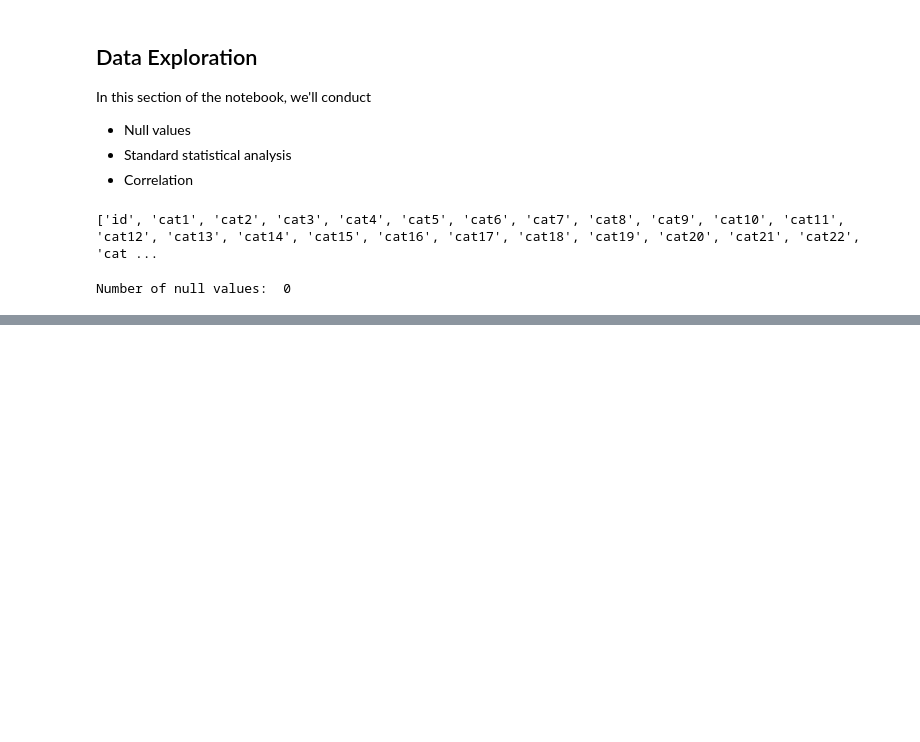
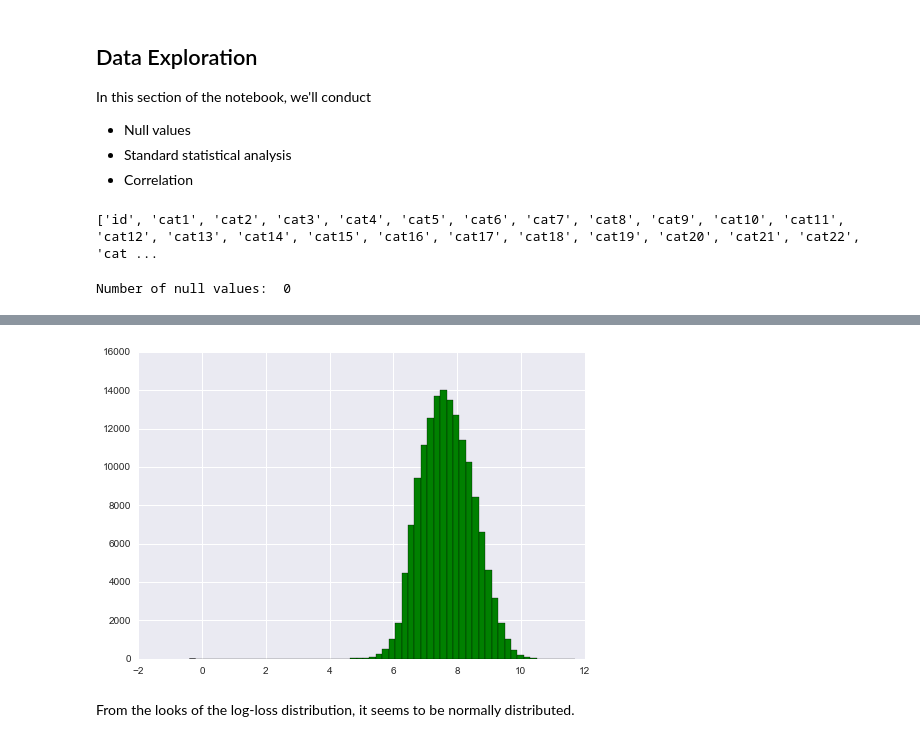
Before and after one commit to tinhnguyen20/kagswag, a Jupyter notebook: allState/Allstate.ipynb, the cells around one changed output, grey strips where cells are left out. Drawn from its saved outputs; the diff is of its cells as text; code cells hidden in the pictures; blank space fills up the shorter version.

```diff
--- a/allState/Allstate.ipynb
+++ b/allState/Allstate.ipynb
@@ -74,0 +231,9 @@ Take a look at dmi3kno's kernel on feature engineering. (https://www.kaggle.com/
+# %%
+log_loss = np.log(local_train_y)
+mu, sigma = norm.fit(log_loss)
+plt.hist(log_loss, bins=60, facecolor='green')
+plt.show()
+# %% [output]
+[figure, added]
+# %% [markdown]
+From the looks of the log-loss distribution, it seems to be normally distributed.
```
Also changed, not shown: parts of 24 cells of this notebook.
